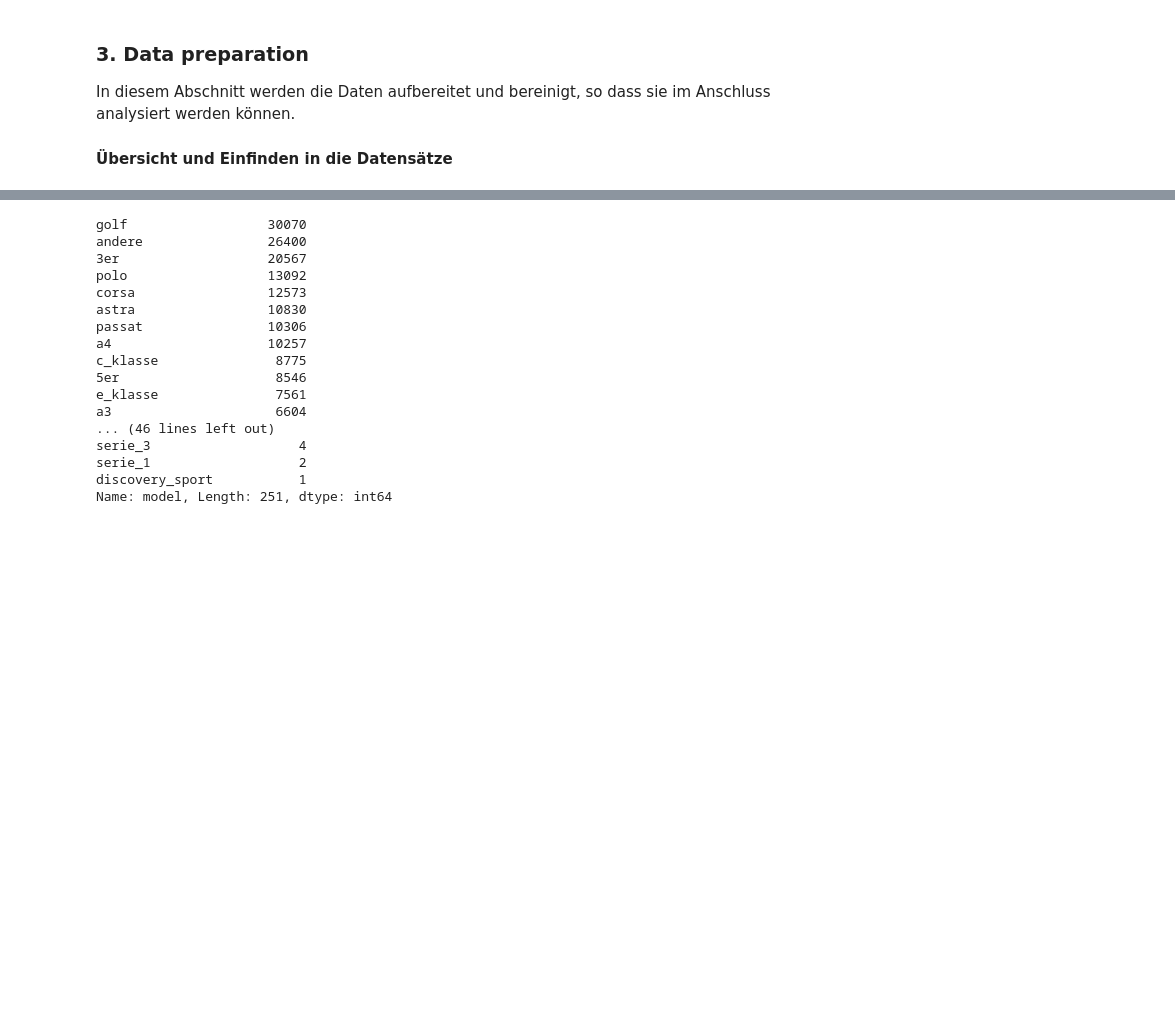
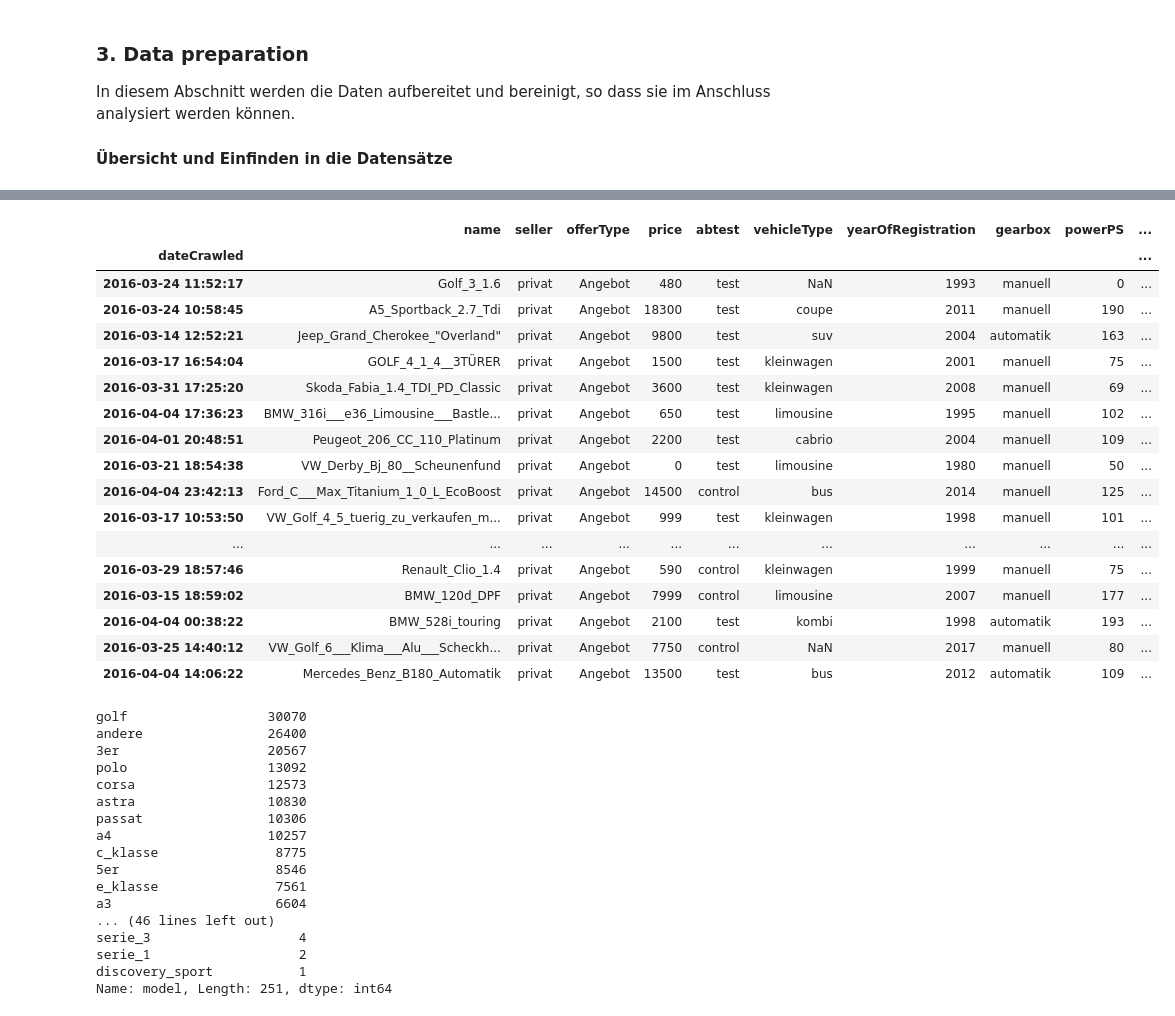
Before and after one commit to ChristianUlrichRoth/ds-assignment, a Jupyter notebook: MajorAssignment/Hauptaufgabe3.ipynb, the cells around one changed output, grey strips where cells are left out. Drawn from its saved outputs; the diff is of its cells as text; code cells hidden in the pictures; blank space fills up the shorter version.

```diff
--- a/MajorAssignment/Hauptaufgabe3.ipynb
+++ b/MajorAssignment/Hauptaufgabe3.ipynb
@@ -158,2 +184,24 @@ carData=carData.rename(columns = {'postalCode':'plz'})
+# %%
+#show head of carData df
+df_carData.head(50)
+# %% [output]
+|  | name | seller | offerType | price | abtest | vehicleType | yearOfRegistration | gearbox | powerPS | ... |
+| dateCrawled |  |  |  |  |  |  |  |  |  | ... |
+| 2016-03-24 11:52:17 | Golf_3_1.6 | privat | Angebot | 480 | test | NaN | 1993 | manuell | 0 | ... |
+| 2016-03-24 10:58:45 | A5_Sportback_2.7_Tdi | privat | Angebot | 18300 | test | coupe | 2011 | manuell | 190 | ... |
+| 2016-03-14 12:52:21 | Jeep_Grand_Cherokee_"Overland" | privat | Angebot | 9800 | test | suv | 2004 | automatik | 163 | ... |
+| 2016-03-17 16:54:04 | GOLF_4_1_4__3TÜRER | privat | Angebot | 1500 | test | kleinwagen | 2001 | manuell | 75 | ... |
+| 2016-03-31 17:25:20 | Skoda_Fabia_1.4_TDI_PD_Classic | privat | Angebot | 3600 | test | kleinwagen | 2008 | manuell | 69 | ... |
+| 2016-04-04 17:36:23 | BMW_316i___e36_Limousine___Bastle... | privat | Angebot | 650 | test | limousine | 1995 | manuell | 102 | ... |
+| 2016-04-01 20:48:51 | Peugeot_206_CC_110_Platinum | privat | Angebot | 2200 | test | cabrio | 2004 | manuell | 109 | ... |
+| 2016-03-21 18:54:38 | VW_Derby_Bj_80__Scheunenfund | privat | Angebot | 0 | test | limousine | 1980 | manuell | 50 | ... |
+| 2016-04-04 23:42:13 | Ford_C___Max_Titanium_1_0_L_EcoBoost | privat | Angebot | 14500 | control | bus | 2014 | manuell | 125 | ... |
+| 2016-03-17 10:53:50 | VW_Golf_4_5_tuerig_zu_verkaufen_m... | privat | Angebot | 999 | test | kleinwagen | 1998 | manuell | 101 | ... |
+| ... | ... | ... | ... | ... | ... | ... | ... | ... | ... | ... |
+| 2016-03-29 18:57:46 | Renault_Clio_1.4 | privat | Angebot | 590 | control | kleinwagen | 1999 | manuell | 75 | ... |
+| 2016-03-15 18:59:02 | BMW_120d_DPF | privat | Angebot | 7999 | control | limousine | 2007 | manuell | 177 | ... |
+| 2016-04-04 00:38:22 | BMW_528i_touring | privat | Angebot | 2100 | test | kombi | 1998 | automatik | 193 | ... |
+| 2016-03-25 14:40:12 | VW_Golf_6___Klima___Alu___Scheckh... | privat | Angebot | 7750 | control | NaN | 2017 | manuell | 80 | ... |
+| 2016-04-04 14:06:22 | Mercedes_Benz_B180_Automatik | privat | Angebot | 13500 | test | bus | 2012 | automatik | 109 | ... |
 # %%
 #Ausprägungen einer Spalte anzeigen lassen
```
Also changed, not shown: parts of 35 cells of this notebook, 2 other files.
